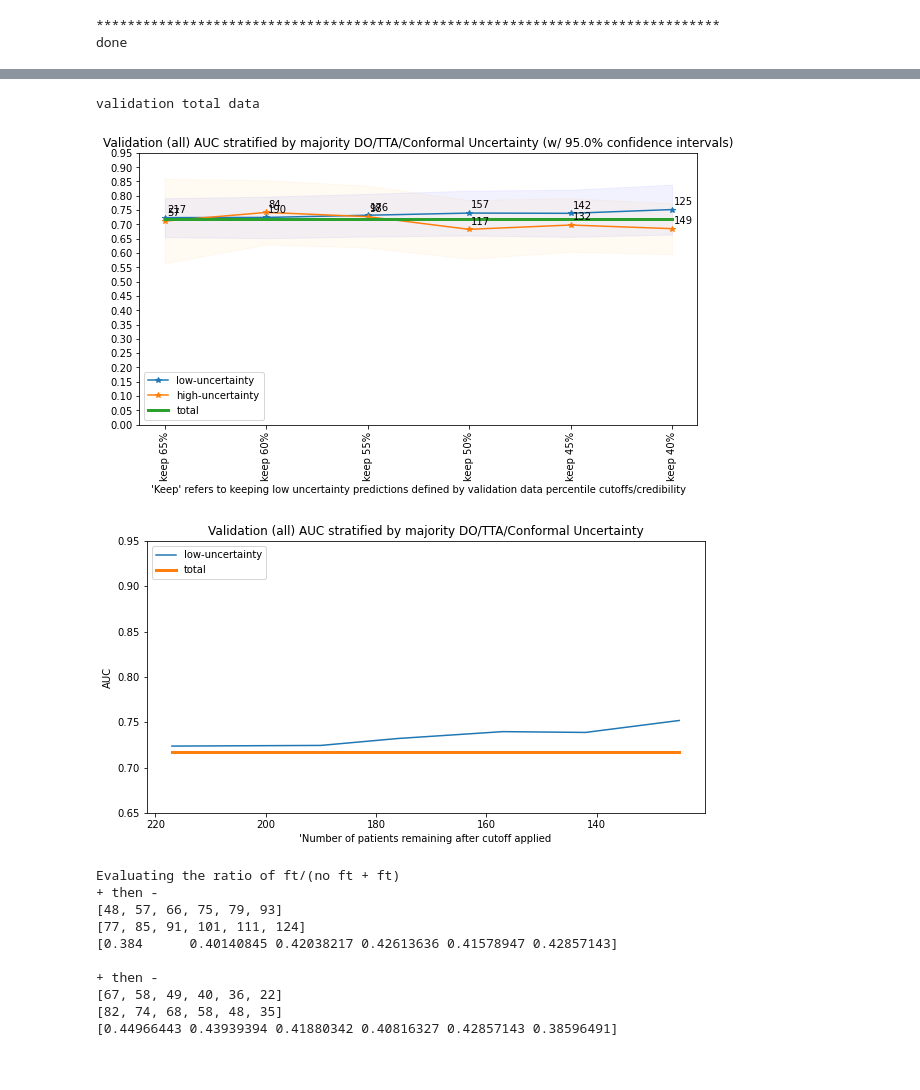
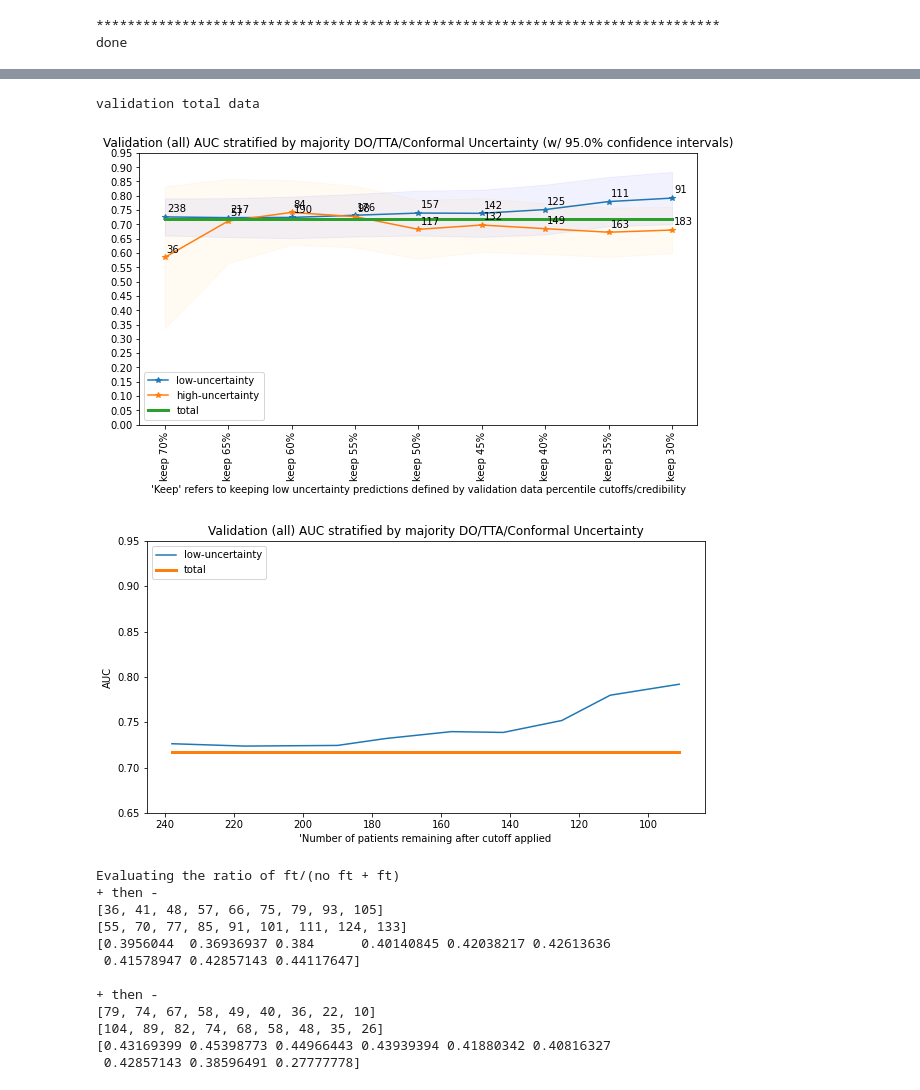
Before and after one commit to MikeDoho/FT_Uncertainty_Comparison, a Jupyter notebook: view_all_uncertainty_do_tta_conformal-majority.ipynb, the cells around one changed output, grey strips where cells are left out. Cells and saved outputs as stored; diff of their text form; code cells hidden in the pictures.

```diff
--- a/view_all_uncertainty_do_tta_conformal-majority.ipynb
+++ b/view_all_uncertainty_do_tta_conformal-majority.ipynb
@@ -409,9 +468,14 @@ def Find_Optimal_Cutoff(target, predicted):
     return list(roc_t['threshold'])[0]
 
 
-cut_off_percent_list = list(np.arange(40, 70, 5))
+cut_off_percent_list = list(np.arange(30, 75, 5))
 cut_range = cut_off_percent_list
 min_cut = cut_range[0]
+bootstrap_ = True
+auc_off = True # dont need bootstrap for auc
+conf_int = 0.95
+std_num = 1
+
 dict_ = {'all':{}}
 
 for i in range(5):
@@ -834,7 +898,6 @@ model 4
 # %%
 print('validation total data')
 
-conf_int = 0.95
 dict_val
 
 total_eval_dict = {x: {} for x in cut_range}
@@ -954,54 +1017,58 @@ plt.gca().invert_xaxis()
 plt.show()
 
 # create df
-save_dir = r'C:\Users\s185479\Desktop\Python_Code\Projects\Feeding_Tube\uncertainty\uncertainty_miccai\save_folder'
+save_dir = r'C:\Users\s185479\Desktop\Python_Code\Projects\Feeding_Tube\uncertainty\uncertainty_update_20220801\save_folder'
 f_name = 'val_majority.csv'
-df = pd.DataFrame([[low_uncertainty_num, low_uncertainty, [total_eval_dict[50]['total_auc'] for x in range(len(low_uncertainty_num))]]], columns=['num', 'l_auc', 'total_auc'])
+df = pd.DataFrame([[low_uncertainty_num, low_uncertainty, low_conf_interval_low, low_conf_interval_high,
+                    [total_eval_dict[50]['total_auc'] for x in range(len(low_uncertainty_num))]]], columns=['num', 'l_auc', 'l_auc_low_conf', 'l_auc_high_conf', 'total_auc'])
 df.to_csv(os.path.join(save_dir, f_name))
 
 f_name = 'val_majority_wrong.csv'
-df = pd.DataFrame([[high_uncertainty_num, high_uncertainty, [total_eval_dict[50]['total_auc'] for x in range(len(low_uncertainty_num))]]], columns=['num', 'h_auc', 'total_auc'])
+df = pd.DataFrame([[high_uncertainty_num, high_uncertainty, high_conf_interval_low, high_conf_interval_high,
+                    [total_eval_dict[50]['total_auc'] for x in range(len(low_uncertainty_num))]]], columns=['num', 'h_auc', 'h_auc_low_conf', 'h_auc_high_conf', 'total_auc'])
 df.to_csv(os.path.join(save_dir, f_name))
 
-save_ratio_dir = r'C:\Users\s185479\Desktop\Python_Code\Projects\Feeding_Tube\uncertainty\uncertainty_miccai\ratio'
+save_ratio_dir = r'C:\Users\s185479\Desktop\Python_Code\Projects\Feeding_Tube\uncertainty\uncertainty_update_20220801\ratio'
 if not os.path.exists(save_ratio_dir):
     os.mkdir(save_ratio_dir)
 else:
     pass
 
 low_ratio_name = 'val_majority.npy'
 high_ratio_name = 'val_majority_wrong.npy'
 
 print('')
 print('Evaluating the ratio of ft/(no ft + ft)')
 print('+ then -')
 print([total_eval_dict[c]['low_num_pos'] for c in total_eval_dict])
 print([total_eval_dict[c]['low_num_neg'] for c in total_eval_dict])
 low_ratio = np.divide([total_eval_dict[c]['low_num_pos'] for c in total_eval_dict], np.add([total_eval_dict[c]['low_num_neg'] for c in total_eval_dict], [total_eval_dict[c]['low_num_pos'] for c in total_eval_dict]))
 print(low_ratio)
 np.save(os.path.join(save_ratio_dir, low_ratio_name), low_ratio)
 
 print('')
 print('+ then -')
 print([total_eval_dict[c]['high_num_pos'] for c in total_eval_dict])
 print([total_eval_dict[c]['high_num_neg'] for c in total_eval_dict])
 high_ratio = np.divide([total_eval_dict[c]['high_num_pos'] for c in total_eval_dict], np.add([total_eval_dict[c]['high_num_neg'] for c in total_eval_dict], [total_eval_dict[c]['high_num_pos'] for c in total_eval_dict]))
 print(high_ratio)
 np.save(os.path.join(save_ratio_dir, high_ratio_name), high_ratio)
 # %% [output]
 validation total data
-[figure, old version]
+[figure, new version]
-[figure, old version]
+[figure, new version]
 Evaluating the ratio of ft/(no ft + ft)
 + then -
-[48, 57, 66, 75, 79, 93]
-[77, 85, 91, 101, 111, 124]
-[0.384      0.40140845 0.42038217 0.42613636 0.41578947 0.42857143]
+[36, 41, 48, 57, 66, 75, 79, 93, 105]
+[55, 70, 77, 85, 91, 101, 111, 124, 133]
+[0.3956044  0.36936937 0.384      0.40140845 0.42038217 0.42613636
+ 0.41578947 0.42857143 0.44117647]
 
 + then -
-[67, 58, 49, 40, 36, 22]
-[82, 74, 68, 58, 48, 35]
-[0.44966443 0.43939394 0.41880342 0.40816327 0.42857143 0.38596491]
+[79, 74, 67, 58, 49, 40, 36, 22, 10]
+[104, 89, 82, 74, 68, 58, 48, 35, 26]
+[0.43169399 0.45398773 0.44966443 0.43939394 0.41880342 0.40816327
+ 0.42857143 0.38596491 0.27777778]
 # %%
 print('testing total data')
 
```
Also changed, not shown: parts of 11 cells of this notebook, 8 other files.
